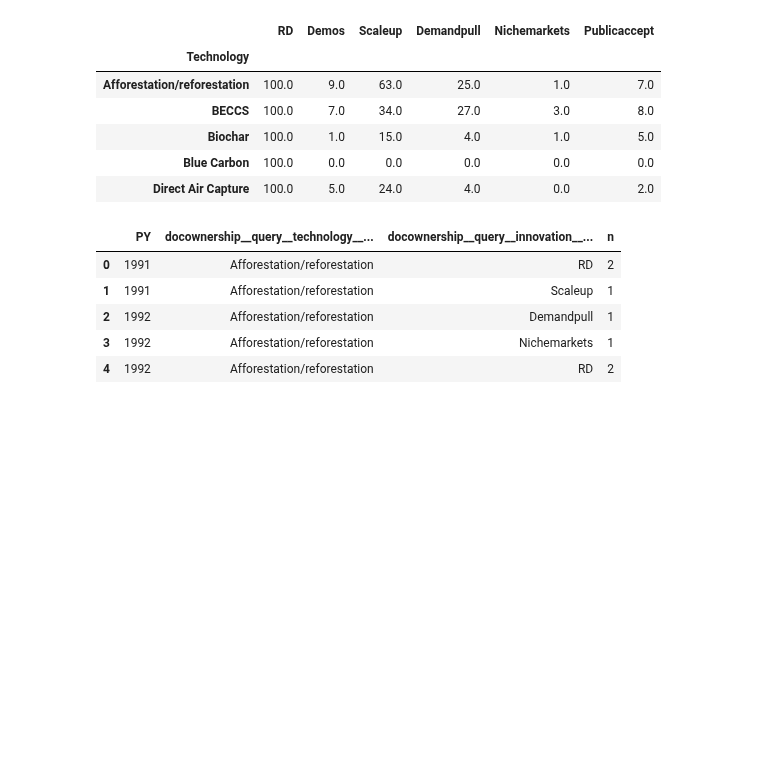
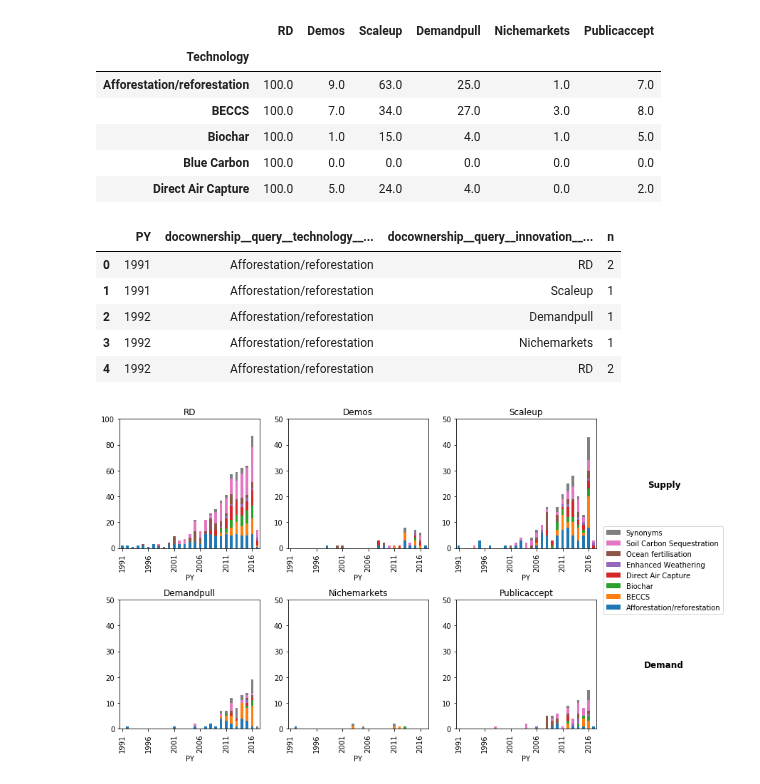
Before and after one commit to mcc-apsis/NETs-review, a Jupyter notebook: NETs graphs.ipynb, the cells around one changed output. Drawn from its saved outputs; the diff is of its cells as text; code cells hidden in the pictures; blank space fills up the shorter version.

Commit message:
refresh graphs

```diff
--- a/NETs graphs.ipynb
+++ b/NETs graphs.ipynb
@@ -649,6 +652,7 @@ pt = pt[pt['docownership__query__technology__name']!="Geological Storage"]
 # %%
 alldocs = alldocs[alldocs['docownership__query__technology__name']!="Blue Carbon"]
 alldocs = alldocs[alldocs['docownership__query__technology__name']!="Geological Storage"]
+alldocs = alldocs[alldocs['docownership__query__technology__name']!="Ocean Alkalinisation"]
 
 byyear = alldocs.groupby(['PY','docownership__query__technology__name','docownership__query__innovation__name'])
 byyear = byyear.count()
@@ -761,31 +765,33 @@ for x in groupings:
                 m = 100
             else:
                 m = 50
 
             ax.set_ylim(0,m)
 
 
         except:
             print(key)
             print(group)
             pass
 
     #plt.legend()
     #ax = fig.add_axes([0.1, 0.1, 0.6, 0.75])
     #fig.subplots_adjust(right=0.65)
     if x[2]==4:
         lpos = (1.1,0.75)
         axs[-1,-1].axis('off')
         axs[-1,-2].axis('off')
     else:
-        lpos = (1.05,1.48)
+        lpos = (1.05,1.57)
     ax.legend(reversed(handles), reversed(labels),bbox_to_anchor=lpos, loc=2, borderaxespad=.0,)
     if x[2]==4:
         f = 3
     else:
         f = 2
         fp = matplotlib.font_manager.FontProperties(weight="demibold", size="large")
         fig.text(1.01,0.72,"Supply",va="center", ha="center", fontproperties=fp)
         fig.text(1.01,0.28,"Demand",va="center", ha="center", fontproperties=fp)
     plt.savefig('plots/1_1_{}_2.png'.format(f),bbox_inches='tight')
     plt.show()
+# %% [output]
+[figure, added]
```
Also changed, not shown: parts of 9 cells of this notebook, 4 other files.
